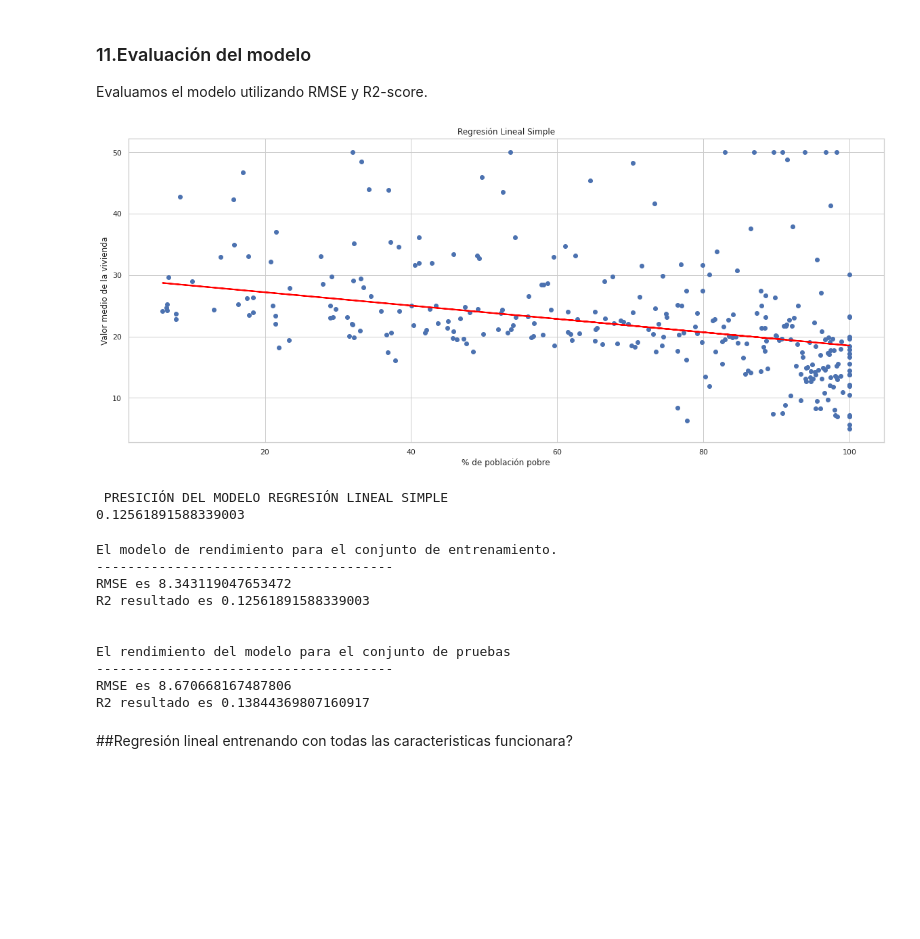
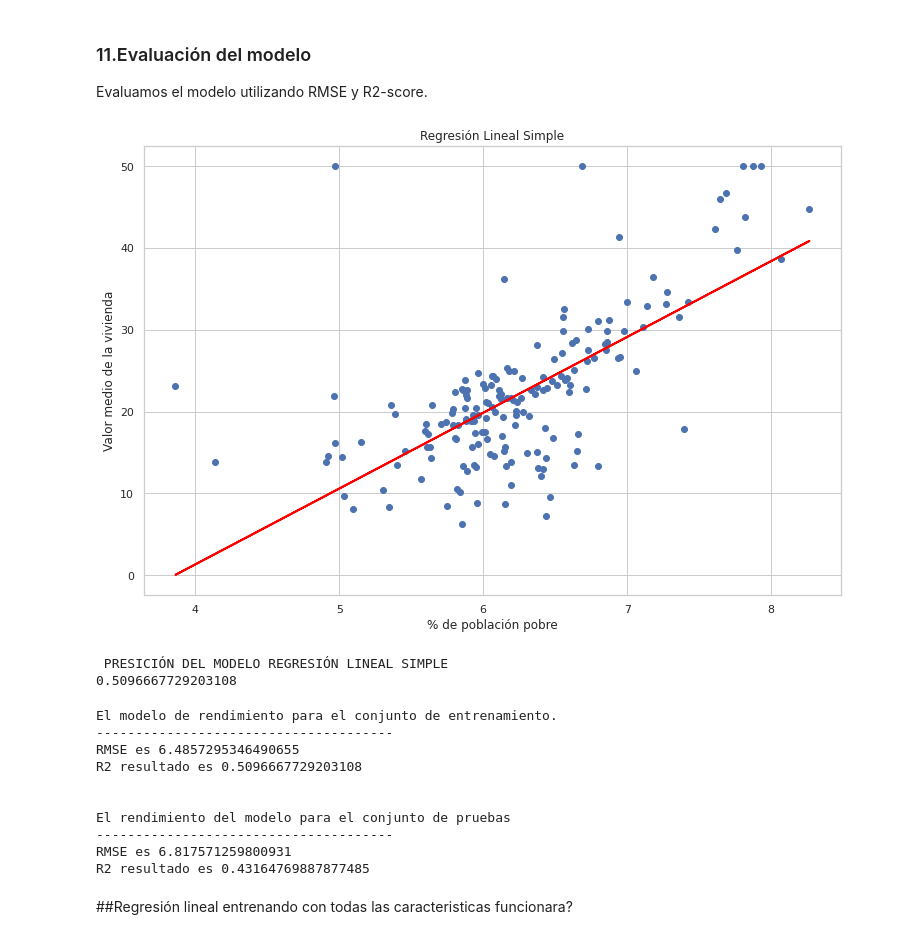
Before and after one commit to JuanDiegoCastellanos/deep_learning, a Jupyter notebook: P1_sklearn_regresion_lineal(load_boston).ipynb, the cells around one changed output. Saved outputs shown, nothing was run; the diff lists cells and outputs as text; code cells hidden in the pictures; blank space fills up the shorter version.

Commit message:
EJERCICIO CON BOSTON -- 80% logrado

```diff
--- a/P1_sklearn_regresion_lineal(load_boston).ipynb
+++ b/P1_sklearn_regresion_lineal(load_boston).ipynb
@@ -121,7 +121,7 @@ dtype: int64
 ###Graficando los valores
 reviseos la estimación de la densidad del kernel de los valores de las casas
 # %%
-sns.set(rc={'figure.figsize':(20,8.27)})  #tamaño del grafico
+sns.set(rc={'figure.figsize':(12.5,8.27)})  #tamaño del grafico
 sns.distplot(boston['MEDV'])                #agregamos los datos
 plt.show()                                  #visualizamos el grafico
 # %% [output]
@@ -251,19 +249,21 @@ Y = MEDV
 #Y = boston['MEDV']
 
 #Entrenando con solo una variable en x
-X = pd.DataFrame(np.c_[boston['AGE']], columns=['AGE'])
 
-#Entrenando con DIS -> DISTANCIA A OFICINAS
+#Entrenando con TAX y CRIM
+X = pd.DataFrame(np.c_[boston['RM']], columns=['RM'])
 
-y = boston['DIS']
+#Entrenando con MEDV -> PRECIO
+
+Y = boston['MEDV']
 # %% [markdown]
 ### 9. Dividir los datos en conjuntos de entrenamiento (80%) y pruebas (20%)
 # %%
 from sklearn.model_selection import train_test_split
 
-X_train, X_test, Y_train, Y_test = train_test_split(X, Y, test_size = 0.6)
-print("x60%: "+str(X_train.shape) +", x40%: "+str(X_test.shape))
-print("y60%: "+str(Y_train.shape) +", y40%: "+str(Y_test.shape))
+X_train, X_test, Y_train, Y_test = train_test_split(X, Y, test_size = 0.35, random_state=30)
+print("x90%: "+str(X_train.shape) +", x10%: "+str(X_test.shape))
+print("y90%: "+str(Y_train.shape) +", y10%: "+str(Y_test.shape))
 
 #print("x70%: "+str(X_train.shape) +", x30%: "+str(X_test.shape))
 #print("y70%: "+str(Y_train.shape) +", y30%: "+str(Y_test.shape))
@@ -288,22 +288,22 @@ Evaluamos el modelo utilizando RMSE y R2-score.
 # %%
 # poner a prueba la maquina (modelo)
 Y_pred = lin_model.predict(X_test)
-plt.scatter(X_test['AGE'], Y_test)
+plt.scatter(X_test['RM'], Y_test)
 plt.plot(X_test, Y_pred, color='red', linewidth=2)
 plt.title('Regresión Lineal Simple')
 #plt.xlabel('Número de habitaciones')
 plt.xlabel('% de población pobre')
 plt.ylabel('Valor medio de la vivienda')
 plt.show()
 print('\n PRESICIÓN DEL MODELO REGRESIÓN LINEAL SIMPLE')
 print(lin_model.score(X_train, Y_train))
 
 
 #PREGUNTAR SOBRE FUNCIONES !!!
 # %% [output]
-[figure, old version]
+[figure, new version]
  PRESICIÓN DEL MODELO REGRESIÓN LINEAL SIMPLE
-0.12561891588339003
+0.5096667729203108
 # %%
 from sklearn.metrics import mean_squared_error
 from sklearn.metrics import r2_score
@@ -333,14 +333,14 @@ print('R2 resultado es {}'.format(r2))
 # %% [output]
 El modelo de rendimiento para el conjunto de entrenamiento.
 --------------------------------------
-RMSE es 8.343119047653472
-R2 resultado es 0.12561891588339003
+RMSE es 6.4857295346490655
+R2 resultado es 0.5096667729203108
 
 
 El rendimiento del modelo para el conjunto de pruebas
 --------------------------------------
-RMSE es 8.670668167487806
-R2 resultado es 0.13844369807160917
+RMSE es 6.817571259800931
+R2 resultado es 0.43164769887877485
 # %% [markdown]
 ##Regresión lineal entrenando con todas las caracteristicas
 funcionara?
```
Also changed, not shown: parts of 10 cells of this notebook.
